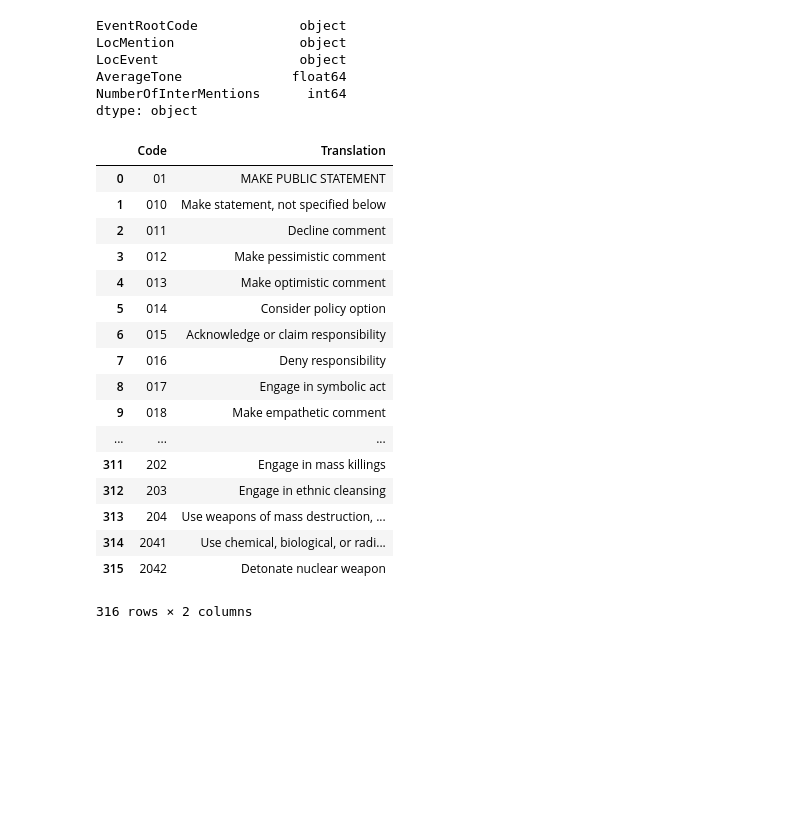
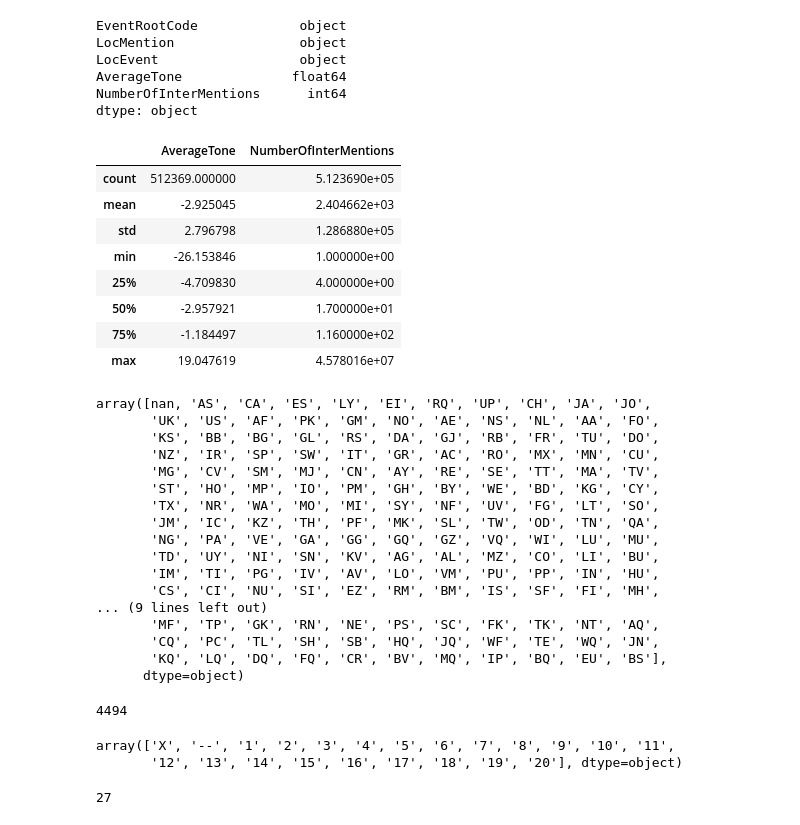
Before and after one commit to lbrgt/ADA_Project, a Jupyter notebook: Milestone2.ipynb, the cells around one changed output. Drawn from its saved outputs; the diff is of its cells as text; code cells hidden in the pictures; blank space fills up the shorter version.

```diff
--- a/Milestone2.ipynb
+++ b/Milestone2.ipynb
@@ -336,24 +338,3 @@ NumberOfInterMentions      int64
 dtype: object
 # %%
 CAME0_translation = pd.read_csv(data_folder+'CAMEO_code', header=None, sep=':', names=['Code', 'Translation'], dtype={'Code': np.str})
-# %%
-CAME0_translation
-# %% [output]
-|  | Code | Translation |
-| 0 | 01 | MAKE PUBLIC STATEMENT |
-| 1 | 010 | Make statement, not specified below |
-| 2 | 011 | Decline comment |
-| 3 | 012 | Make pessimistic comment |
-| 4 | 013 | Make optimistic comment |
-| 5 | 014 | Consider policy option |
-| 6 | 015 | Acknowledge or claim responsibility |
-| 7 | 016 | Deny responsibility |
-| 8 | 017 | Engage in symbolic act |
-| 9 | 018 | Make empathetic comment |
-| ... | ... | ... |
-| 311 | 202 | Engage in mass killings |
-| 312 | 203 | Engage in ethnic cleansing |
-| 313 | 204 | Use weapons of mass destruction, ... |
-| 314 | 2041 | Use chemical, biological, or radi... |
-| 315 | 2042 | Detonate nuclear weapon |
-316 rows × 2 columns
@@ -359,0 +343,45 @@ CAME0_translation
+# %%
+output_intercountry_tone_count.describe()
+# %% [output]
+|  | AverageTone | NumberOfInterMentions |
+| count | 512369.000000 | 5.123690e+05 |
+| mean | -2.925045 | 2.404662e+03 |
+| std | 2.796798 | 1.286880e+05 |
+| min | -26.153846 | 1.000000e+00 |
+| 25% | -4.709830 | 4.000000e+00 |
+| 50% | -2.957921 | 1.700000e+01 |
+| 75% | -1.184497 | 1.160000e+02 |
+| max | 19.047619 | 4.578016e+07 |
+# %%
+output_intercountry_tone_count.LocEvent.unique()
+# %% [output]
+array([nan, 'AS', 'CA', 'ES', 'LY', 'EI', 'RQ', 'UP', 'CH', 'JA', 'JO',
+       'UK', 'US', 'AF', 'PK', 'GM', 'NO', 'AE', 'NS', 'NL', 'AA', 'FO',
+       'KS', 'BB', 'BG', 'GL', 'RS', 'DA', 'GJ', 'RB', 'FR', 'TU', 'DO',
+       'NZ', 'IR', 'SP', 'SW', 'IT', 'GR', 'AC', 'RO', 'MX', 'MN', 'CU',
+       'MG', 'CV', 'SM', 'MJ', 'CN', 'AY', 'RE', 'SE', 'TT', 'MA', 'TV',
+       'ST', 'HO', 'MP', 'IO', 'PM', 'GH', 'BY', 'WE', 'BD', 'KG', 'CY',
+       'TX', 'NR', 'WA', 'MO', 'MI', 'SY', 'NF', 'UV', 'FG', 'LT', 'SO',
+       'JM', 'IC', 'KZ', 'TH', 'PF', 'MK', 'SL', 'TW', 'OD', 'TN', 'QA',
+       'NG', 'PA', 'VE', 'GA', 'GG', 'GQ', 'GZ', 'VQ', 'WI', 'LU', 'MU',
+       'TD', 'UY', 'NI', 'SN', 'KV', 'AG', 'AL', 'MZ', 'CO', 'LI', 'BU',
+       'IM', 'TI', 'PG', 'IV', 'AV', 'LO', 'VM', 'PU', 'PP', 'IN', 'HU',
+       'CS', 'CI', 'NU', 'SI', 'EZ', 'RM', 'BM', 'IS', 'SF', 'FI', 'MH',
+... (9 lines left out)
+       'MF', 'TP', 'GK', 'RN', 'NE', 'PS', 'SC', 'FK', 'TK', 'NT', 'AQ',
+       'CQ', 'PC', 'TL', 'SH', 'SB', 'HQ', 'JQ', 'WF', 'TE', 'WQ', 'JN',
+       'KQ', 'LQ', 'DQ', 'FQ', 'CR', 'BV', 'MQ', 'IP', 'BQ', 'EU', 'BS'],
+      dtype=object)
+# %%
+output_intercountry_tone_count.LocEvent.isna().sum()
+# %% [output]
+4494
+# %%
+output_intercountry_tone_count.EventRootCode.unique()
+# %% [output]
+array(['X', '--', '1', '2', '3', '4', '5', '6', '7', '8', '9', '10', '11',
+       '12', '13', '14', '15', '16', '17', '18', '19', '20'], dtype=object)
+# %%
+np.sum([(output_intercountry_tone_count['EventRootCode'] == '--') | (output_intercountry_tone_count['EventRootCode'] == 'X')])
+# %% [output]
+27
```
Also changed, not shown: parts of 3 cells of this notebook.
